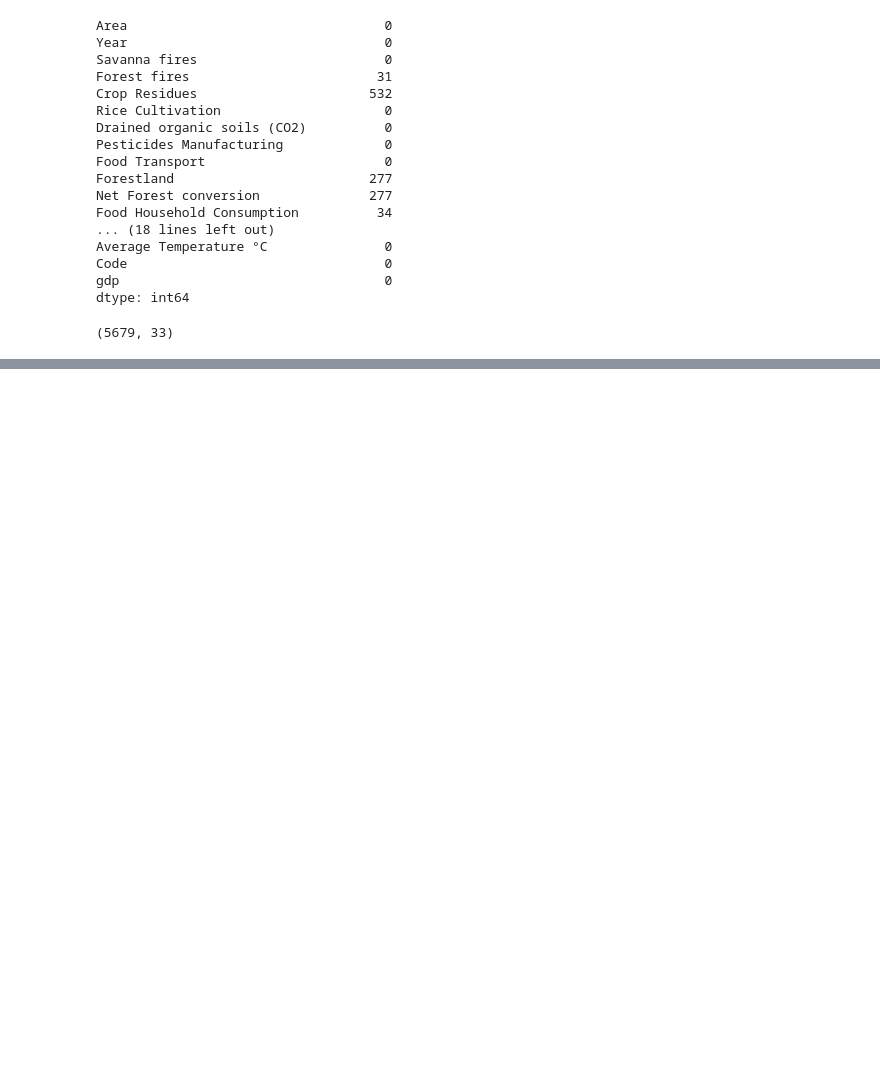
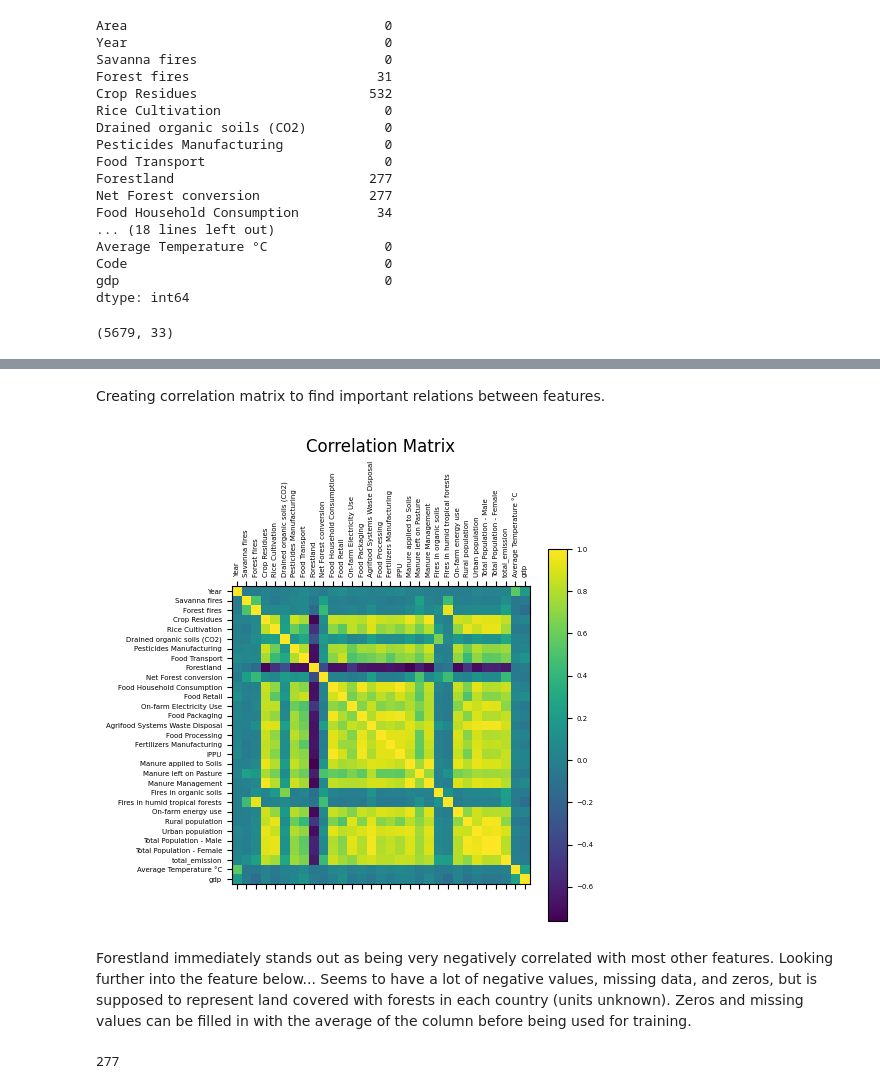
Before and after one commit to JuliaPPfeiffer/DS3001-Project, a Jupyter notebook: EDA.ipynb, the cells around one changed output, grey strips where cells are left out. Saved outputs shown, nothing was run; the diff lists cells and outputs as text; code cells hidden in the pictures; blank space fills up the shorter version.

```diff
--- a/EDA.ipynb
+++ b/EDA.ipynb
@@ -381,0 +414,22 @@ agri_gdp_df.shape
+# %% [markdown]
+Creating correlation matrix to find important relations between features.
+# %%
+plt.matshow(agri_gdp_df.corr(numeric_only=True))
+
+plt.xticks(range(agri_gdp_df.select_dtypes(['number']).shape[1]), agri_gdp_df.select_dtypes(['number']).columns, fontsize=5, rotation=90)
+plt.yticks(range(agri_gdp_df.select_dtypes(['number']).shape[1]), agri_gdp_df.select_dtypes(['number']).columns, fontsize=5)
+
+cb = plt.colorbar()
+cb.ax.tick_params(labelsize=5)
+
+plt.title('Correlation Matrix')
+plt.show()
+# %% [output]
+[figure, added]
+# %% [markdown]
+Forestland immediately stands out as being very negatively correlated with most other features. Looking further into the feature below...
+Seems to have a lot of negative values, missing data, and zeros, but is supposed to represent land covered with forests in each country (units unknown). Zeros and missing values can be filled in with the average of the column before being used for training.
+# %%
+agri_gdp_df["Forestland"].isnull().sum()
+# %% [output]
+277
```
Also changed, not shown: parts of 13 cells of this notebook.
